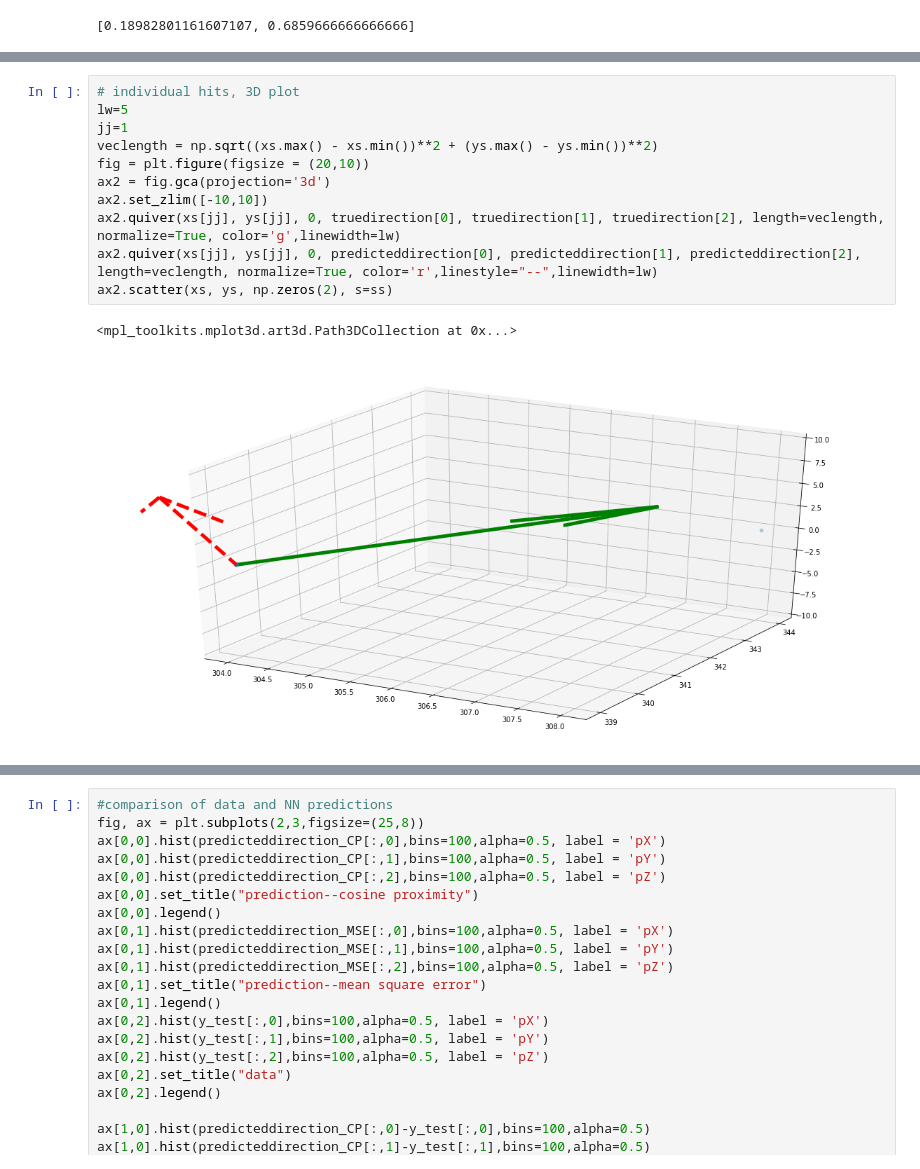
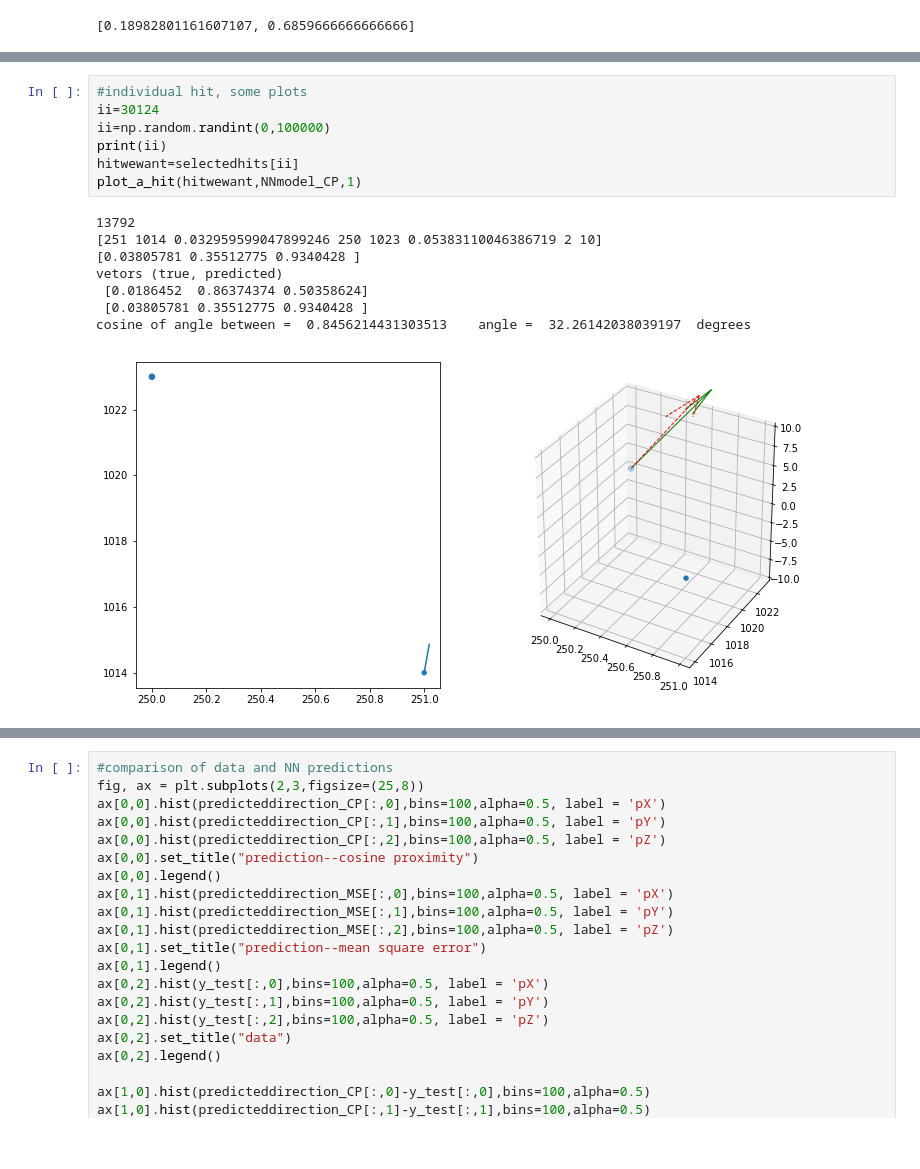
Before and after one commit to jxi24/TrackML, a Jupyter notebook: NN--newdataformat.ipynb, the cells around one changed output, grey strips where cells are left out. Drawn from its saved outputs; the diff is of its cells as text; blank space fills up the shorter version.

```diff
--- a/NN--newdataformat.ipynb
+++ b/NN--newdataformat.ipynb
@@ -146,16 +178,18 @@ print(np.sum(truedirection*predicteddirection))
-# %%
-# individual hits, 3D plot
-lw=5
-jj=1
-veclength = np.sqrt((xs.max() - xs.min())**2 + (ys.max() - ys.min())**2)
-fig = plt.figure(figsize = (20,10))
-ax2 = fig.gca(projection='3d')
-ax2.set_zlim([-10,10])
-ax2.quiver(xs[jj], ys[jj], 0, truedirection[0], truedirection[1], truedirection[2], length=veclength, normalize=True, color='g',linewidth=lw)
-ax2.quiver(xs[jj], ys[jj], 0, predicteddirection[0], predicteddirection[1], predicteddirection[2], length=veclength, normalize=True, color='r',linestyle="--",linewidth=lw)
-ax2.scatter(xs, ys, np.zeros(2), s=ss)
-# %% [output]
-<mpl_toolkits.mplot3d.art3d.Path3DCollection at 0x...>
-[figure, removed]
+# %%
+#individual hit, some plots
+ii=30124
+ii=np.random.randint(0,100000)
+print(ii)
+hitwewant=selectedhits[ii]
+plot_a_hit(hitwewant,NNmodel_CP,1)
+# %% [output]
+13792
+[251 1014 0.032959599047899246 250 1023 0.05383110046386719 2 10]
+[0.03805781 0.35512775 0.9340428 ]
+vetors (true, predicted)
+ [0.0186452  0.86374374 0.50358624]
+ [0.03805781 0.35512775 0.9340428 ]
+cosine of angle between =  0.8456214431303513    angle =  32.26142038039197  degrees
+[figure, added]
 # %%
 #(cosine of) angle between truth and prediction
```
Also changed, not shown: parts of 26 cells of this notebook.
